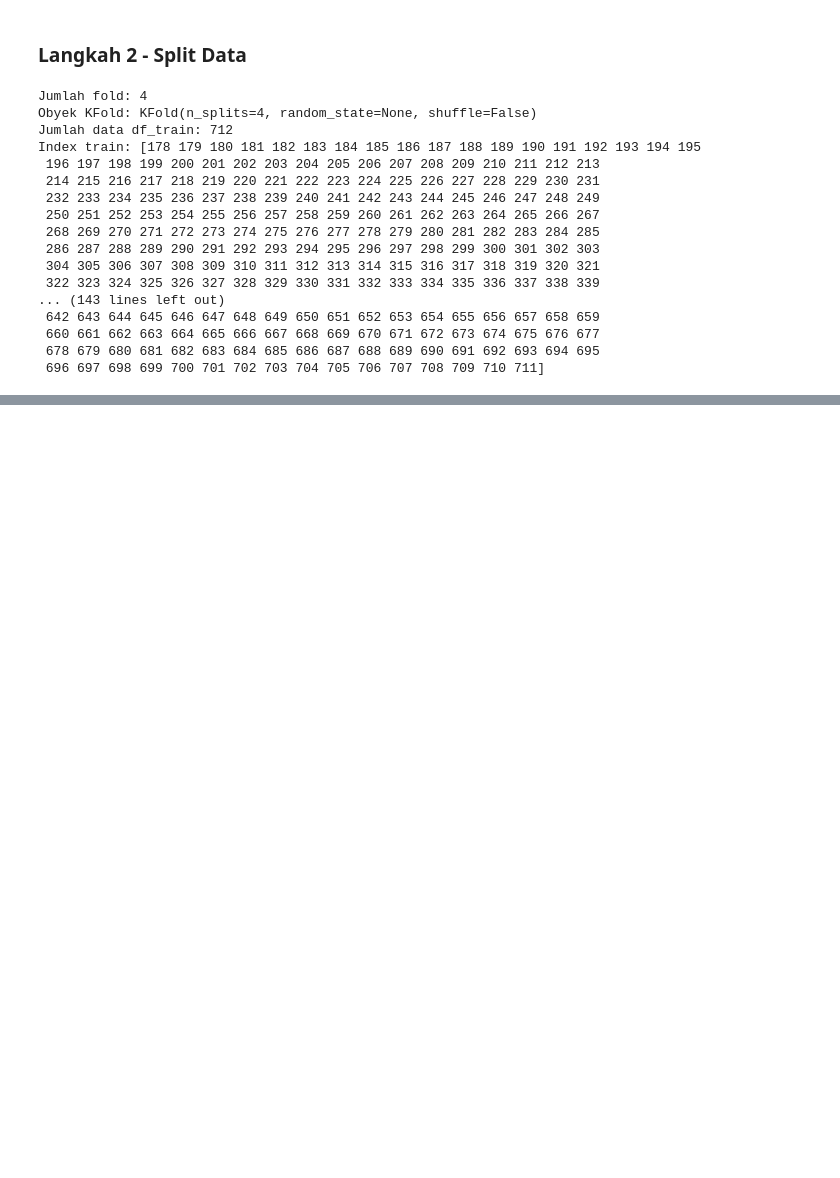
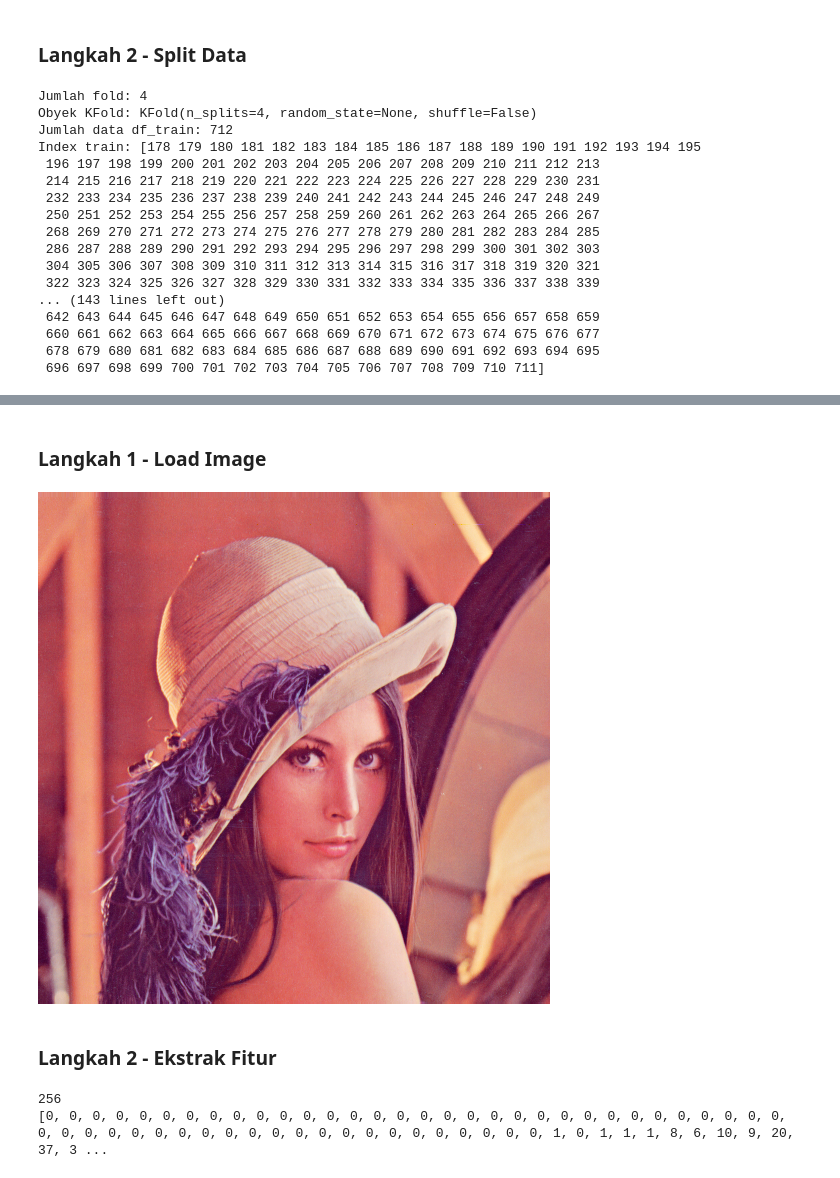
Before and after one commit to EsatovinVictoria/ML_Semester5_EsatovinEbenhaezerVictoria, a Jupyter notebook: Pertemuan_3/JS03-EkstraksiFitur.ipynb, the cells around one changed output, grey strips where cells are left out. Drawn from its saved outputs; the diff is of its cells as text; code cells hidden in the pictures; blank space fills up the shorter version.

```diff
--- a/Pertemuan_3/JS03-EkstraksiFitur.ipynb
+++ b/Pertemuan_3/JS03-EkstraksiFitur.ipynb
@@ -580,0 +590,24 @@ Index train: [178 179 180 181 182 183 184 185 186 187 188 189 190 191 192 193 19
+# %% [markdown]
+### Langkah 1 - Load Image
+# %%
+from PIL import Image
+
+img = Image.open('Lenna.png')
+img.show()
+display(img)
+# %% [output]
+[figure, added]
+# %% [markdown]
+### Langkah 2 - Ekstrak Fitur
+# %%
+# Ekstrak setiap channel red, green, blue
+r, g, b = img.split()
+
+# Cek panjang ukuran channel red
+print(len(r.histogram()))
+
+# Cetak fitur histogram pada channel red
+print(r.histogram())
+# %% [output]
+256
+[0, 0, 0, 0, 0, 0, 0, 0, 0, 0, 0, 0, 0, 0, 0, 0, 0, 0, 0, 0, 0, 0, 0, 0, 0, 0, 0, 0, 0, 0, 0, 0, 0, 0, 0, 0, 0, 0, 0, 0, 0, 0, 0, 0, 0, 0, 0, 0, 0, 0, 0, 0, 0, 0, 1, 0, 1, 1, 1, 8, 6, 10, 9, 20, 37, 3 ...
```
Also changed, not shown: parts of 3 cells of this notebook, 1 other file.
